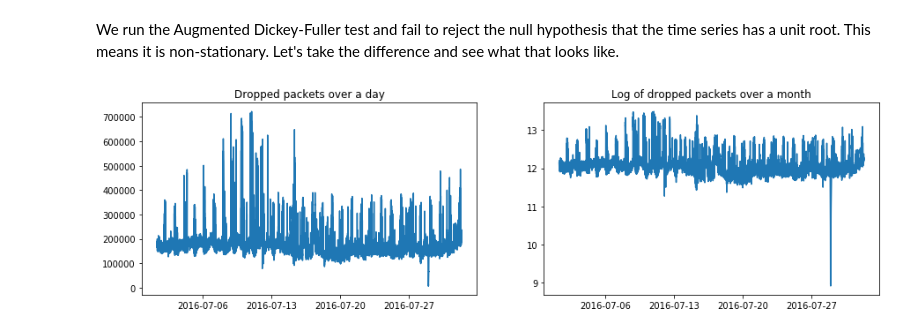
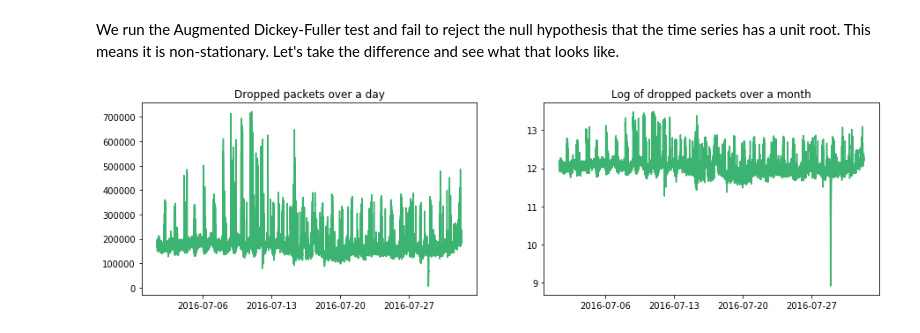
Before and after one commit to acastrops/the-lost-packets, a Jupyter notebook: modeling/SARIMAX modeling of packets.ipynb, the cells around one changed output. Saved outputs shown, nothing was run; the diff lists cells and outputs as text; code cells hidden in the pictures.

```diff
--- a/modeling/SARIMAX modeling of packets.ipynb
+++ b/modeling/SARIMAX modeling of packets.ipynb
@@ -119,18 +119,18 @@ We run the Augmented Dickey-Fuller test and fail to reject the null hypothesis t
 # %%
 ### Take log
 import numpy as np
 import matplotlib.pyplot as plt
 
 akamai['ln_dropped'] = np.log(akamai['dropped'])
 
 # Graph data
 fig, axes = plt.subplots(1, 2, figsize=(15,4))
 # Levels
-axes[0].plot(akamai.index._mpl_repr(), akamai['dropped'], '-')
+axes[0].plot(akamai.index._mpl_repr(), akamai['dropped'], '-', color='mediumseagreen')
 axes[0].set(title='Dropped packets over a day')
 # Log difference
-axes[1].plot(akamai.index._mpl_repr(), akamai['ln_dropped'], '-')
+axes[1].plot(akamai.index._mpl_repr(), akamai['ln_dropped'], '-', color='mediumseagreen')
 axes[1].set(title='Log of dropped packets over a month');
 plt.show()
 # %% [output]
-[figure, old version]
+[figure, new version]
```
Also changed, not shown: parts of 11 cells of this notebook, 1 other file.
